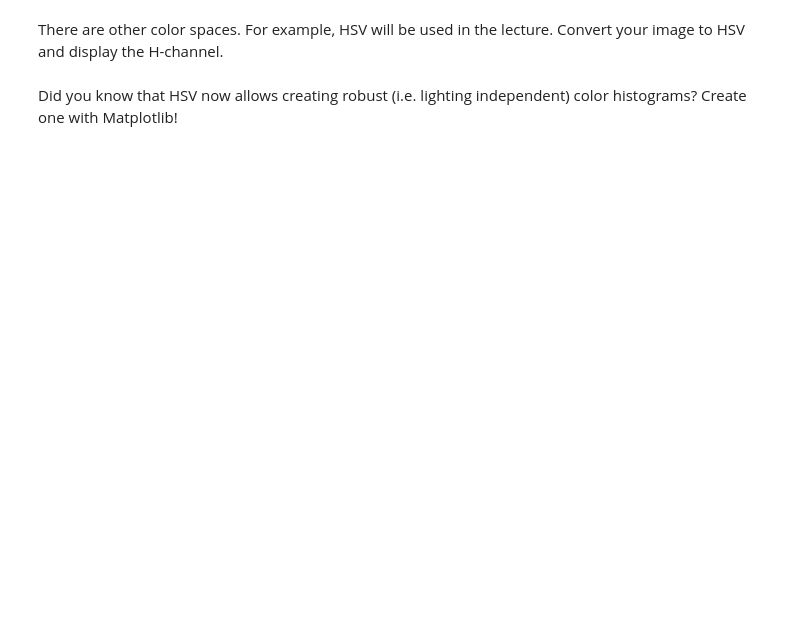
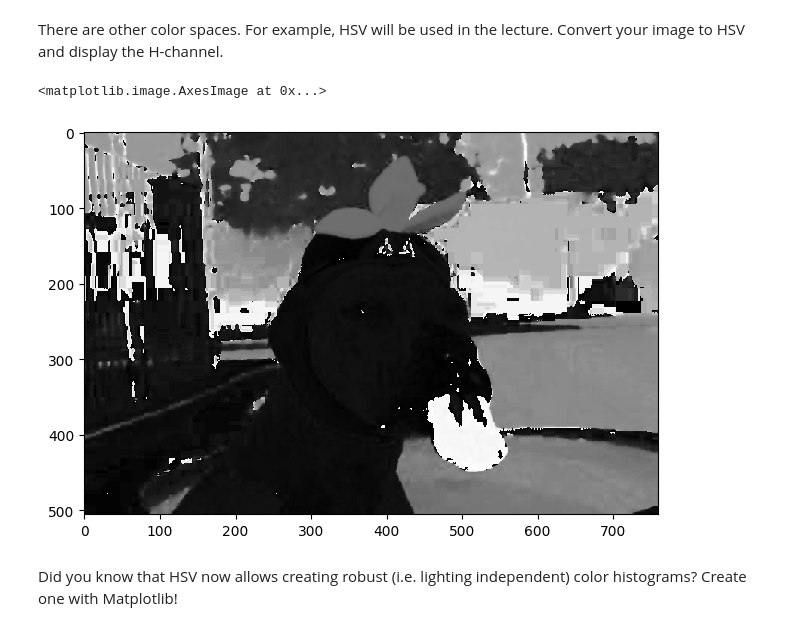
Before and after one commit to theRealProHacker/Computer-Vision, a Jupyter notebook: assignment01.ipynb, the cells around one changed output. Saved outputs shown, nothing was run; the diff lists cells and outputs as text; code cells hidden in the pictures; blank space fills up the shorter version.

```diff
--- a/assignment01.ipynb
+++ b/assignment01.ipynb
@@ -36,5 +49,9 @@ Now convert the color image to a grayscale image and display it!
 There are other color spaces. For example, HSV will be used in the lecture. Convert your image to HSV and display the H-channel.
 # %%
 # code here
+io.imshow(color.rgb2hsv(image)[:,:,0])
+# %% [output]
+<matplotlib.image.AxesImage at 0x...>
+[figure, added]
 # %% [markdown]
 Did you know that HSV now allows creating robust (i.e. lighting independent) color histograms? Create one with Matplotlib!
```
Also changed, not shown: parts of 16 cells of this notebook.
